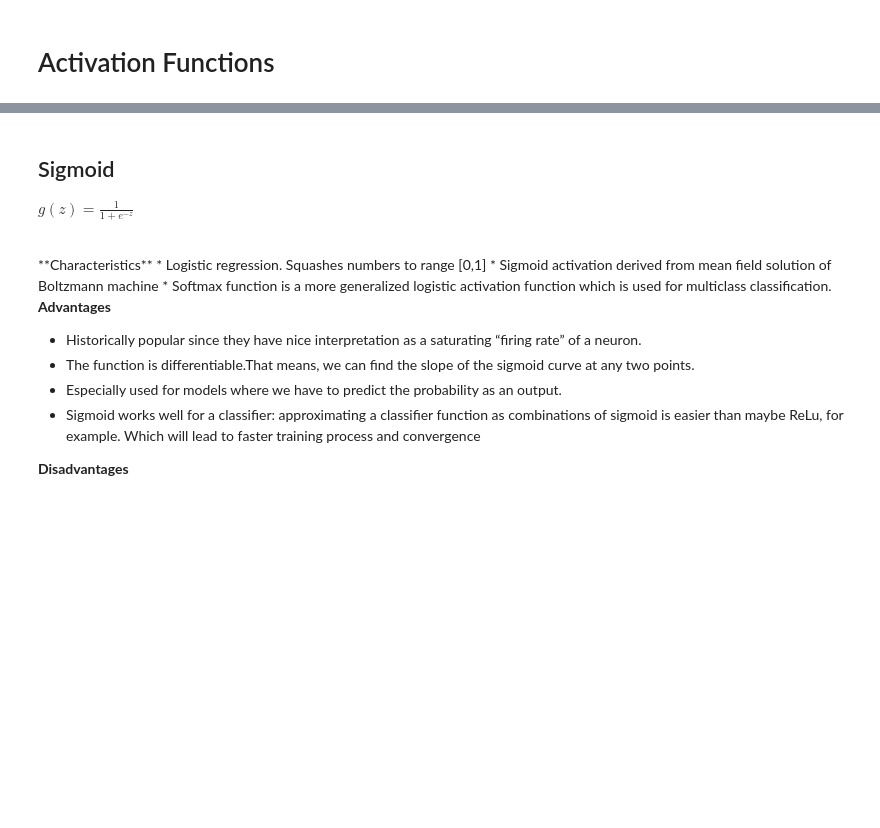
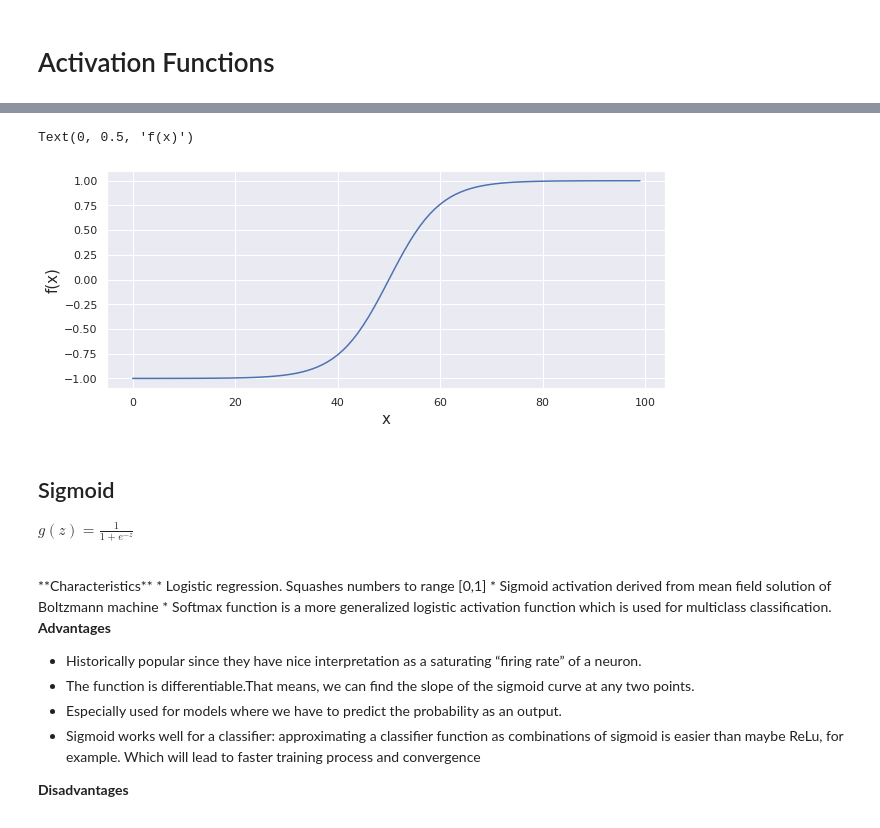
Before and after one commit to deltorobarba/sciences, a Jupyter notebook: activation.ipynb, the cells around one changed output, grey strips where cells are left out. Cells and saved outputs as stored; diff of their text form; code cells hidden in the pictures; blank space fills up the shorter version.

```diff
--- a/activation.ipynb
+++ b/activation.ipynb
@@ -33,3 +85,16 @@ Source: [Stanford.edu](https://stanford.edu/~shervine/teaching/cs-229/cheatsheet
+# %%
+import seaborn as sns
+x = np.arange(-5, 5, 0.1)
+sns.set(rc={'figure.figsize':(10, 4)})
+
+plt.plot(np.tanh(x))
+plt.grid(True)
+plt.xlabel('x', fontsize=15)
+plt.ylabel('f(x)', fontsize=15)
+# plt.savefig('tanh.svg', format='svg')
+# %% [output]
+Text(0, 0.5, 'f(x)')
+[figure, added]
 # %% [markdown]
 ## Sigmoid
 
```
Also changed, not shown: parts of 14 cells of this notebook.
